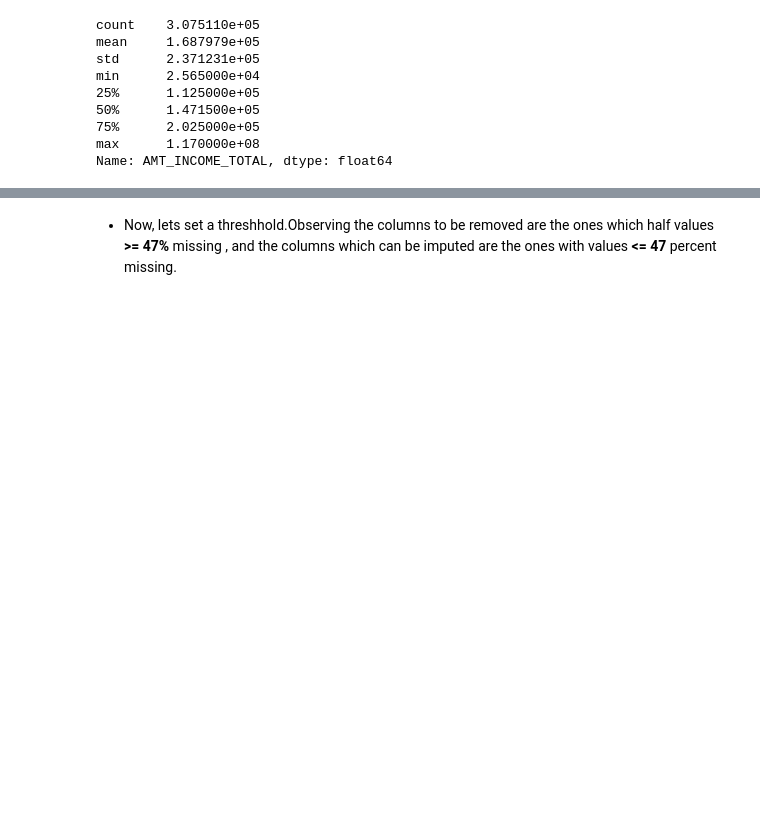
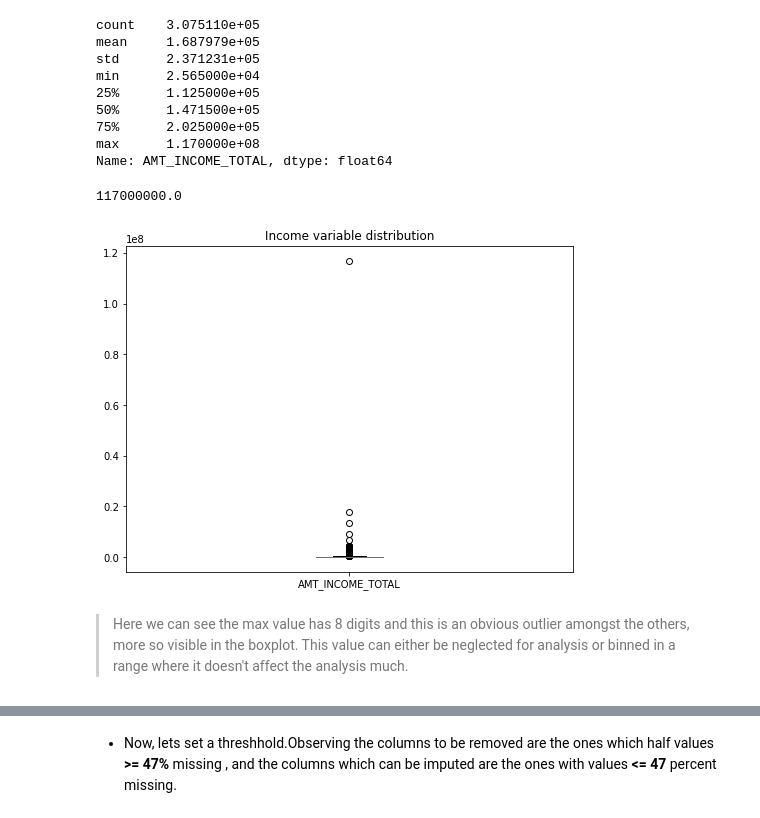
Before and after one commit to abhinav-m/data-science-bootcamp, a Jupyter notebook: upgrad-data-science-primer/Final-EDA-Graded/loan-applicants-data-cleaning-correction.ipynb, the cells around one changed output, grey strips where cells are left out. Drawn from its saved outputs; the diff is of its cells as text; code cells hidden in the pictures; blank space fills up the shorter version.

```diff
--- a/upgrad-data-science-primer/Final-EDA-Graded/loan-applicants-data-cleaning-correction.ipynb
+++ b/upgrad-data-science-primer/Final-EDA-Graded/loan-applicants-data-cleaning-correction.ipynb
@@ -138,3 +141,16 @@ min      2.565000e+04
 75%      2.025000e+05
 max      1.170000e+08
 Name: AMT_INCOME_TOTAL, dtype: float64
+# %%
+current_app_df.AMT_INCOME_TOTAL.max()
+# %% [output]
+117000000.0
+# %%
+plt.figure(figsize=(8,6))
+plt.title('Income variable distribution')
+current_app_df.AMT_INCOME_TOTAL.plot.box()
+plt.show()
+# %% [output]
+[figure, added]
+# %% [markdown]
+> Here we can see the max value has 8 digits and this is an obvious outlier amongst the others, more so visible in the boxplot. This value can either be neglected for analysis or binned in a range where it doesn't affect the analysis much.
```
Also changed, not shown: parts of 28 cells of this notebook.
